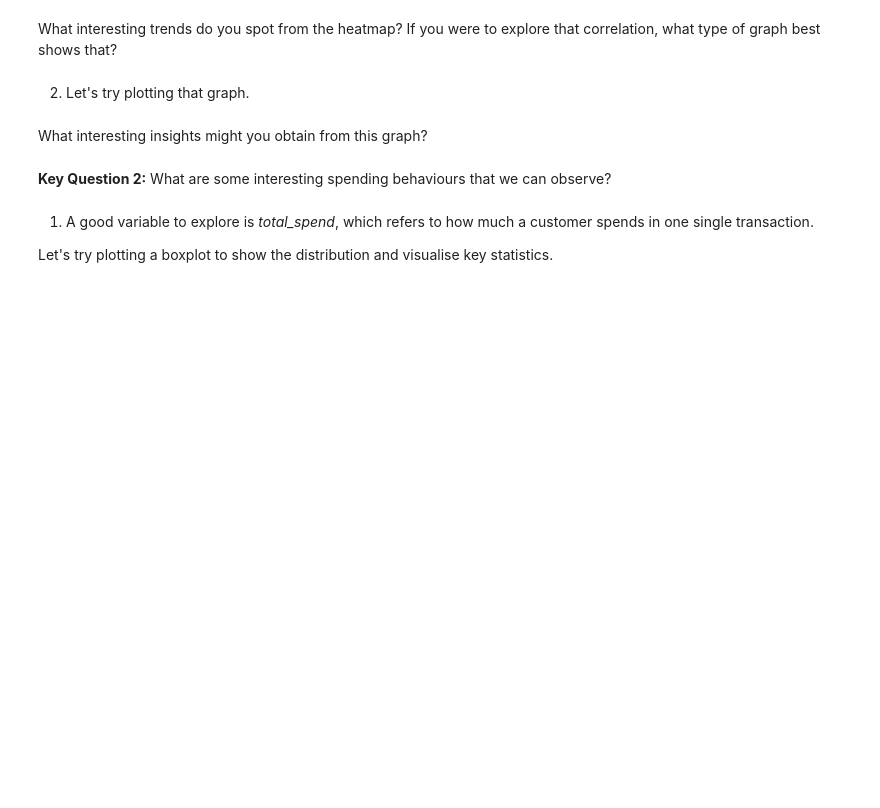
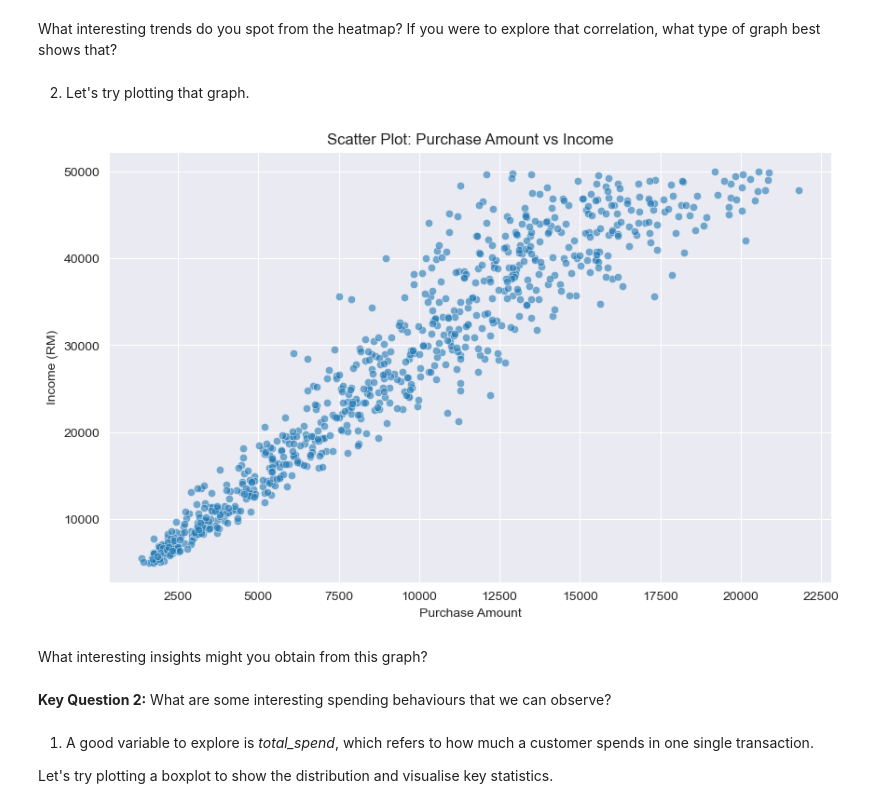
Before and after one commit to faizzmi/kyouth-data-analytics, a Jupyter notebook: Lesson 4/sync/Module 4 Sync_Worksheet_V1.ipynb, the cells around one changed output. Cells and saved outputs as stored; diff of their text form; code cells hidden in the pictures; blank space fills up the shorter version.

```diff
--- a/Lesson 4/sync/Module 4 Sync_Worksheet_V1.ipynb
+++ b/Lesson 4/sync/Module 4 Sync_Worksheet_V1.ipynb
@@ -85,5 +156,15 @@ What interesting trends do you spot from the heatmap? If you were to explore tha
 # %% [markdown]
 2) Let's try plotting that graph.
+# %%
+plt.figure(figsize=(10,6))
+sns.scatterplot(x=numerical_cols['purchase_amount'], y=numerical_cols['income'], alpha=0.6)
+plt.title("Scatter Plot: Purchase Amount vs Income")
+plt.xlabel("Purchase Amount")
+plt.ylabel("Income (RM)")
+plt.grid(True)
+plt.show()
+# %% [output]
+[figure, added]
 # %% [markdown]
 What interesting insights might you obtain from this graph?
 # %%
```
Also changed, not shown: parts of 9 cells of this notebook, 1 other file.
